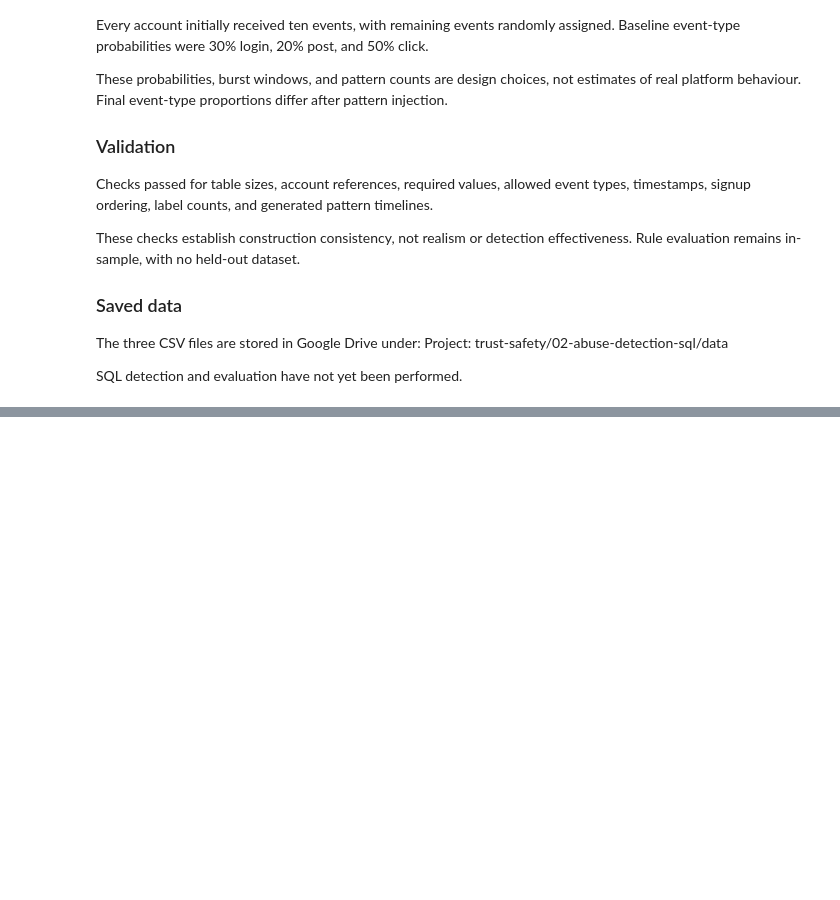
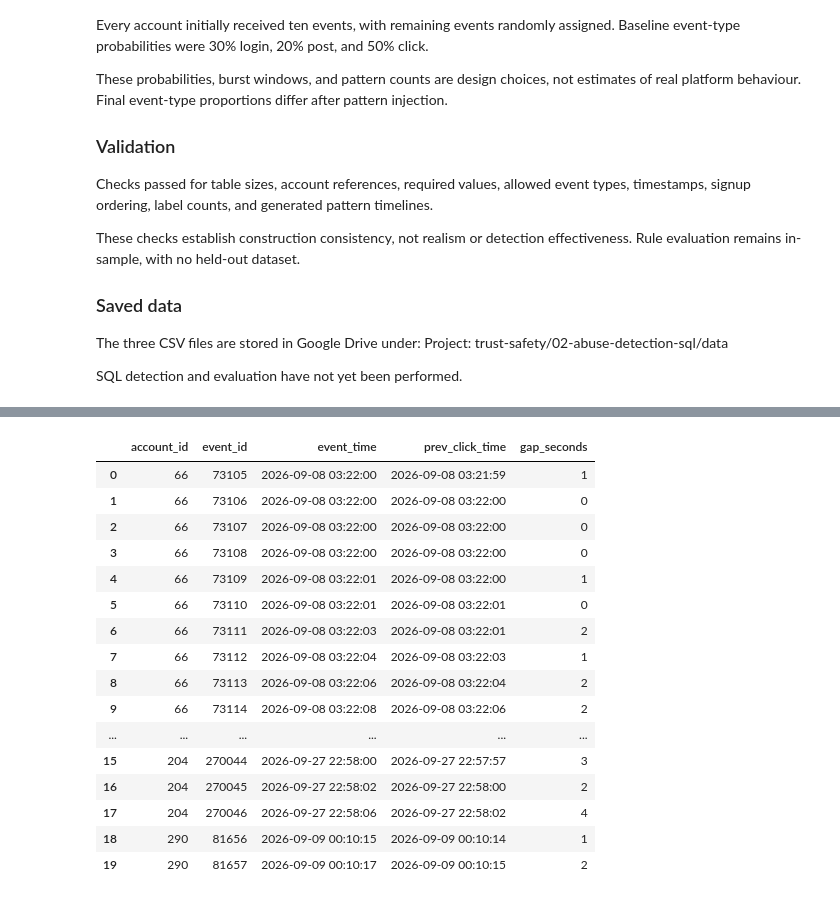
Before and after one commit to WhySoSerious404/trust-safety-analytics, a Jupyter notebook: 02-abuse-detection-sql/abuse_detection_sql.ipynb, the cells around one changed output, grey strips where cells are left out. Drawn from its saved outputs; the diff is of its cells as text; code cells hidden in the pictures; blank space fills up the shorter version.

```diff
--- a/02-abuse-detection-sql/abuse_detection_sql.ipynb
+++ b/02-abuse-detection-sql/abuse_detection_sql.ipynb
@@ -1164,0 +1682,33 @@ SQL detection and evaluation have not yet been performed.
+# %%
+pd.read_sql_query("""
+  SELECT account_id, event_id, event_time, prev_click_time, gap_seconds
+
+  FROM (
+    SELECT account_id, event_id, event_time,
+    LAG(event_time,1) OVER (PARTITION BY account_id ORDER BY event_time, event_id) AS prev_click_time,
+    unixepoch(event_time) - unixepoch(LAG(event_time,1) OVER (PARTITION BY account_id ORDER BY event_time, event_id)) AS gap_seconds
+    FROM events
+    WHERE event_type = 'click'
+    )
+    WHERE gap_seconds <= 10
+    ORDER BY account_id, event_time, event_id
+    LIMIT 20;
+""",   conn )
+# %% [output]
+|  | account_id | event_id | event_time | prev_click_time | gap_seconds |
+| 0 | 66 | 73105 | 2026-09-08 03:22:00 | 2026-09-08 03:21:59 | 1 |
+| 1 | 66 | 73106 | 2026-09-08 03:22:00 | 2026-09-08 03:22:00 | 0 |
+| 2 | 66 | 73107 | 2026-09-08 03:22:00 | 2026-09-08 03:22:00 | 0 |
+| 3 | 66 | 73108 | 2026-09-08 03:22:00 | 2026-09-08 03:22:00 | 0 |
+| 4 | 66 | 73109 | 2026-09-08 03:22:01 | 2026-09-08 03:22:00 | 1 |
+| 5 | 66 | 73110 | 2026-09-08 03:22:01 | 2026-09-08 03:22:01 | 0 |
+| 6 | 66 | 73111 | 2026-09-08 03:22:03 | 2026-09-08 03:22:01 | 2 |
+| 7 | 66 | 73112 | 2026-09-08 03:22:04 | 2026-09-08 03:22:03 | 1 |
+| 8 | 66 | 73113 | 2026-09-08 03:22:06 | 2026-09-08 03:22:04 | 2 |
+| 9 | 66 | 73114 | 2026-09-08 03:22:08 | 2026-09-08 03:22:06 | 2 |
+| ... | ... | ... | ... | ... | ... |
+| 15 | 204 | 270044 | 2026-09-27 22:58:00 | 2026-09-27 22:57:57 | 3 |
+| 16 | 204 | 270045 | 2026-09-27 22:58:02 | 2026-09-27 22:58:00 | 2 |
+| 17 | 204 | 270046 | 2026-09-27 22:58:06 | 2026-09-27 22:58:02 | 4 |
+| 18 | 290 | 81656 | 2026-09-09 00:10:15 | 2026-09-09 00:10:14 | 1 |
+| 19 | 290 | 81657 | 2026-09-09 00:10:17 | 2026-09-09 00:10:15 | 2 |
```
Also changed, not shown: parts of 80 cells of this notebook.
